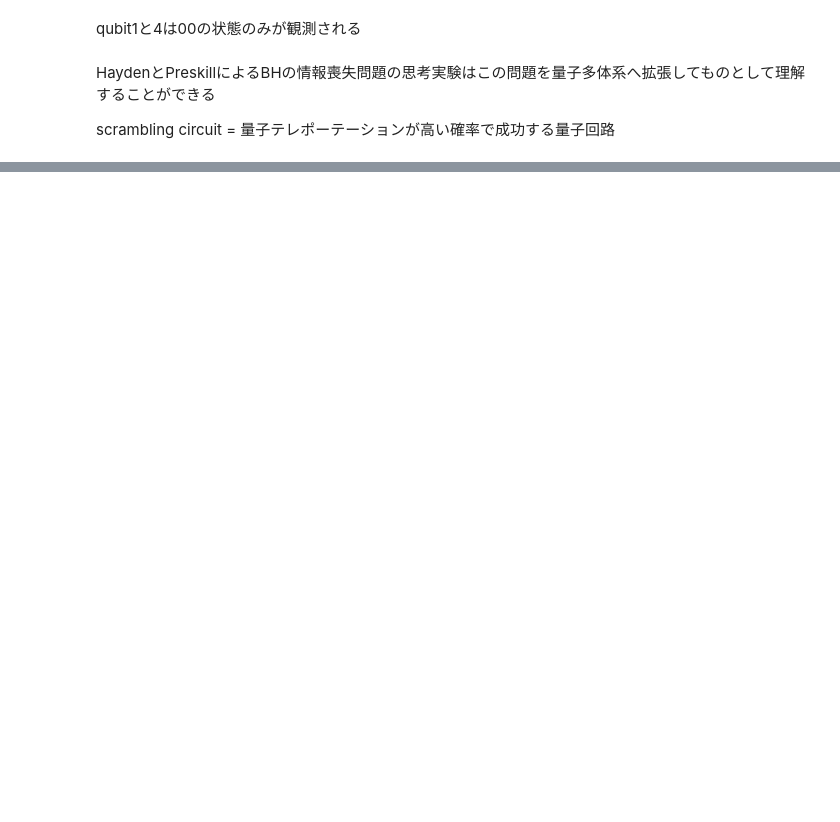
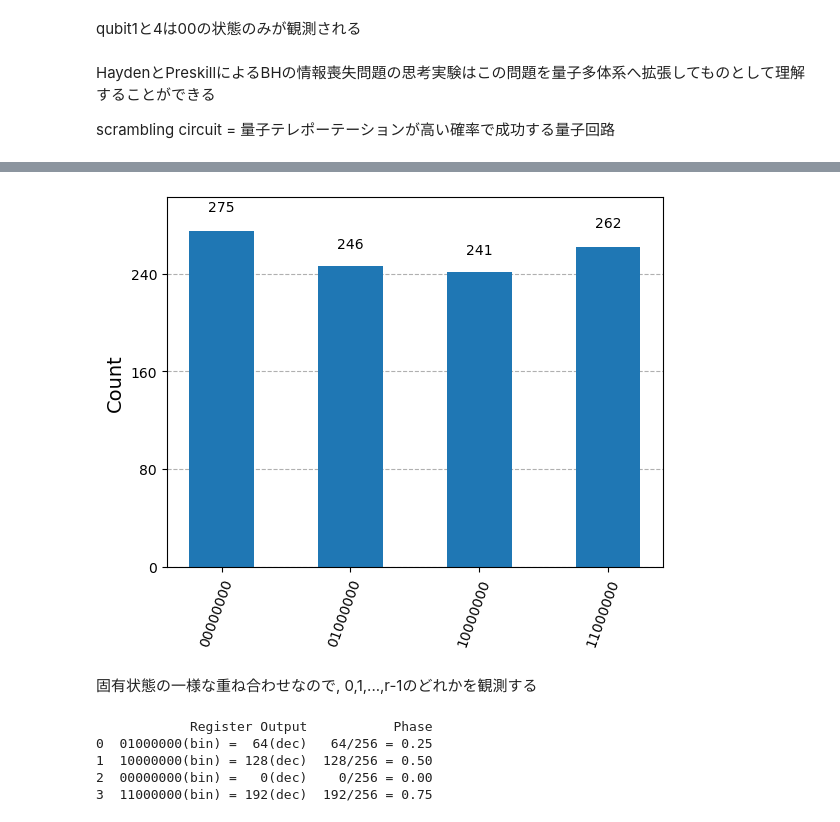
Before and after one commit to thayata/qcforqcd, a Jupyter notebook: part2/day2.ipynb, the cells around one changed output, grey strips where cells are left out. Saved outputs shown, nothing was run; the diff lists cells and outputs as text; code cells hidden in the pictures; blank space fills up the shorter version.

```diff
--- a/part2/day2.ipynb
+++ b/part2/day2.ipynb
@@ -930,0 +1099,41 @@ https://github.com/Qiskit/textbook/tree/main/notebooks/ch-algorithms
+# %%
+# Specify variables
+N_COUNT = 8  # number of counting qubits
+a = 7
+# %%
+def qft_dagger(n):
+    """n-qubit QFTdagger the first n qubits in circ"""
+    qc = QuantumCircuit(n)
+    # Don't forget the Swaps!
+    for qubit in range(n//2):
+        qc.swap(qubit, n-qubit-1)
+    for j in range(n):
+        for m in range(j):
+            qc.cp(-np.pi/float(2**(j-m)), m, j)
+        qc.h(j)
+    qc.name = "QFT†"
+    return qc
+# %%
+# Create QuantumCircuit with N_COUNT counting qubits
+# plus 4 qubits for U to act on
+qc = QuantumCircuit(N_COUNT + 4, N_COUNT)
+
+# Initialize counting qubits
+# in state |+>
+for q in range(N_COUNT):
+    qc.h(q)
+
+# And auxiliary register in state |1>
+qc.x(N_COUNT)
+
+# Do controlled-U operations
+for q in range(N_COUNT):
+    qc.append(c_amod15(a, 2**q),
+             [q] + [i+N_COUNT for i in range(4)])
+
+# Do inverse-QFT
+qc.append(qft_dagger(N_COUNT), range(N_COUNT))
+
+# Measure circuit
+qc.measure(range(N_COUNT), range(N_COUNT))
+qc.draw(fold=-1)  # -1 means 'do not fold'
@@ -930,0 +1158,27 @@ https://github.com/Qiskit/textbook/tree/main/notebooks/ch-algorithms
+# %%
+sampler= StatevectorSampler()
+result = sampler.run([(qc)]).result()[0].data.c.get_counts()
+plot_histogram(result)
+# %% [output]
+[figure, added]
+# %% [markdown]
+固有状態の一様な重ね合わせなので, 0,1,...,r-1のどれかを観測する
+# %%
+rows, measured_phases = [], []
+for output in result:
+    decimal = int(output, 2)  # Convert (base 2) string to decimal
+    phase = decimal/(2**N_COUNT)  # Find corresponding eigenvalue
+    measured_phases.append(phase)
+    # Add these values to the rows in our table:
+    rows.append([f"{output}(bin) = {decimal:>3}(dec)",
+                 f"{decimal}/{2**N_COUNT} = {phase:.2f}"])
+# Print the rows in a table
+headers=["Register Output", "Phase"]
+df = pd.DataFrame(rows, columns=headers)
+print(df)
+# %% [output]
+            Register Output           Phase
+0  01000000(bin) =  64(dec)   64/256 = 0.25
+1  10000000(bin) = 128(dec)  128/256 = 0.50
+2  00000000(bin) =   0(dec)    0/256 = 0.00
+3  11000000(bin) = 192(dec)  192/256 = 0.75
```
Also changed, not shown: parts of 30 cells of this notebook.
